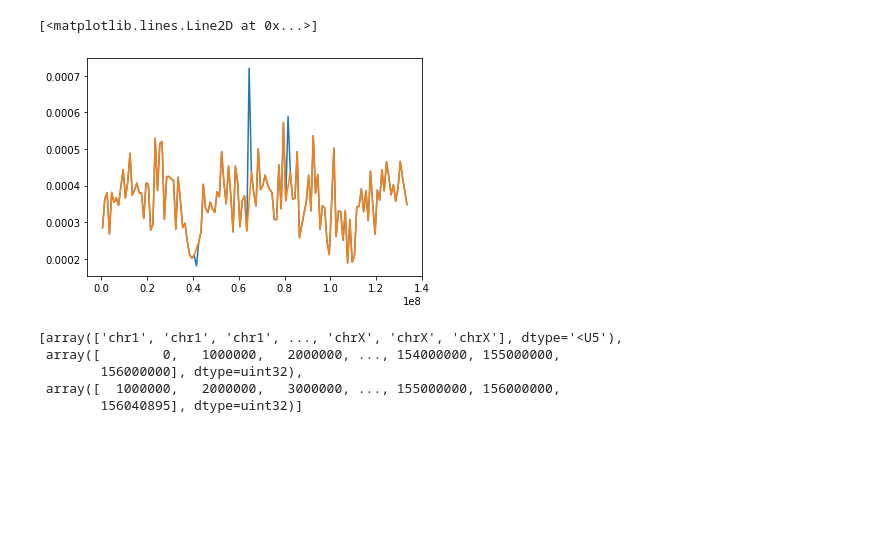
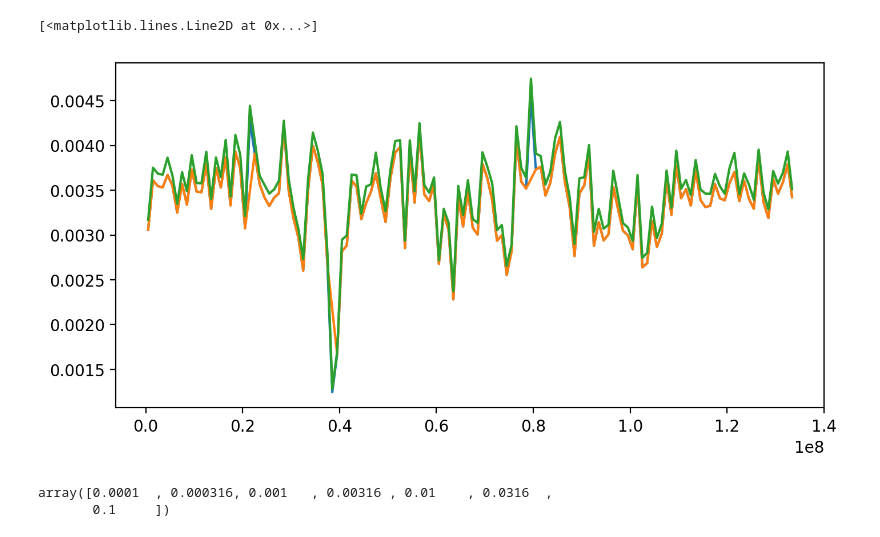
Before and after one commit to vsbuffalo/bprime, a Jupyter notebook: notebooks/likelihood_evaluation.ipynb, the cells around one changed output. Saved outputs shown, nothing was run; the diff lists cells and outputs as text; code cells hidden in the pictures; blank space fills up the shorter version.

```diff
--- a/notebooks/likelihood_evaluation.ipynb
+++ b/notebooks/likelihood_evaluation.ipynb
@@ -20,4 +26,6 @@ g = Genome('hg38', seqlens_file="../data/annotation/hg38_seqlens.tsv", chroms=['
 #g.load_recmap("../data/annotation/hapmap_genetic_map.txt")
 # %%
 file = '../data/chrombgs_chr10_thresh0_N1000_mu3.16e-09_sh0.0316_chr10_seed1519291738_rep1_treeseq.tree'
-ts = tsk.load(file)
+file1 = '../data/chrombgs_chr10_thresh0_N10k_N10000_mu1e-08_sh0.01_chr10_seed3290190163_rep70_treeseq.tree'
+file2 = '../data/chrombgs_chr10_thresh0_N10k_N10000_mu1e-08_sh0.01_chr10_seed3686382922_rep69_treeseq.tree'
+ts = tsk.load(file2)
@@ -24,6 +43,6 @@ ts = tsk.load(file)
 # %%
 gd = GenomeData(g)
-gd.load_neutral_masks('../data/annotation/neutral_phastcons_genes_with_introns.bed.gz')
+gd.load_neutral_masks('../data/annotation/neutral_phastcons_thresh0_slop1k_chr10.bed.gz')
 gd.load_accessibile_masks('../data/annotation/no_centro.bed')
 # %%
 gd.load_counts_from_ts(mutate_simulated_tree(ts, rate=1e-7), chrom='chr10')
@@ -30,6 +58,6 @@ gd.load_counts_from_ts(mutate_simulated_tree(ts, rate=1e-7), chrom='chr10')
 # %%
 winsize = 1_000_000
 
-bins, pi = gd.bin_pi(winsize)
-bins2, Y = gd.bin_reduce(winsize, merge=True)
+_, pi = gd.bin_pi(winsize)
+bins, Y = gd.bin_reduce(winsize, merge=True)
 trim_bins, trim_Y, trim_idx = trimmed_bins(Y, bins, (0.0, 0.99))
@@ -52,16 +85,14 @@ plt.hist(pi_from_pairwise_summaries(trim_Y), 20, density=True, alpha=0.5)
+# %%
+ts_bins = bin_chrom(ts.sequence_length, winsize)
+bm_pi = ts.diversity(mode='branch', windows=ts_bins)
+ts_midpoints = (ts_bins[1:]+ts_bins[:-1])/2
 # %%
 plt.plot(*pi['chr10'].pairs)
 
 midpoints = [(s+e)/2 for c, s, e in trim_bins]
 plt.plot(midpoints, pi_from_pairwise_summaries(trim_Y))
+
+plt.plot(ts_midpoints, bm_pi * 1e-7)
 # %% [output]
 [<matplotlib.lines.Line2D at 0x...>]
-[figure, old version]
+[figure, new version]
-# %%
-list(map(np.array, zip(*dat['bins'].flat)))
-# %% [output]
-[array(['chr1', 'chr1', 'chr1', ..., 'chrX', 'chrX', 'chrX'], dtype='<U5'),
- array([        0,   1000000,   2000000, ..., 154000000, 155000000,
-        156000000], dtype=uint32),
- array([  1000000,   2000000,   3000000, ..., 155000000, 156000000,
-        156040895], dtype=uint32)]
@@ -76 +99,6 @@ nparams = nt * nf + 2
+# %%
+m.t
+# %% [output]
+array([0.0001  , 0.000316, 0.001   , 0.00316 , 0.01    , 0.0316  ,
+       0.1     ])
 # %%
```
Also changed, not shown: parts of 20 cells of this notebook, 4 other files.
